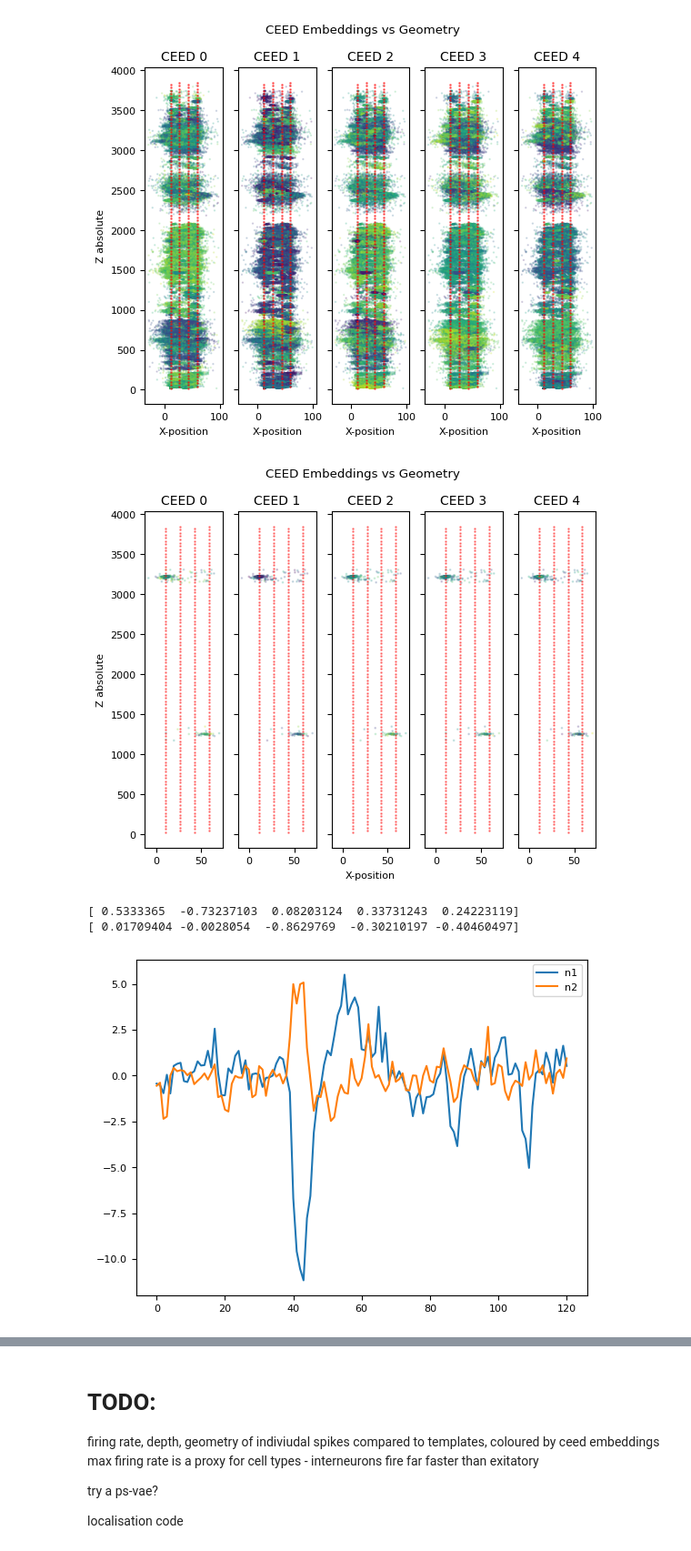
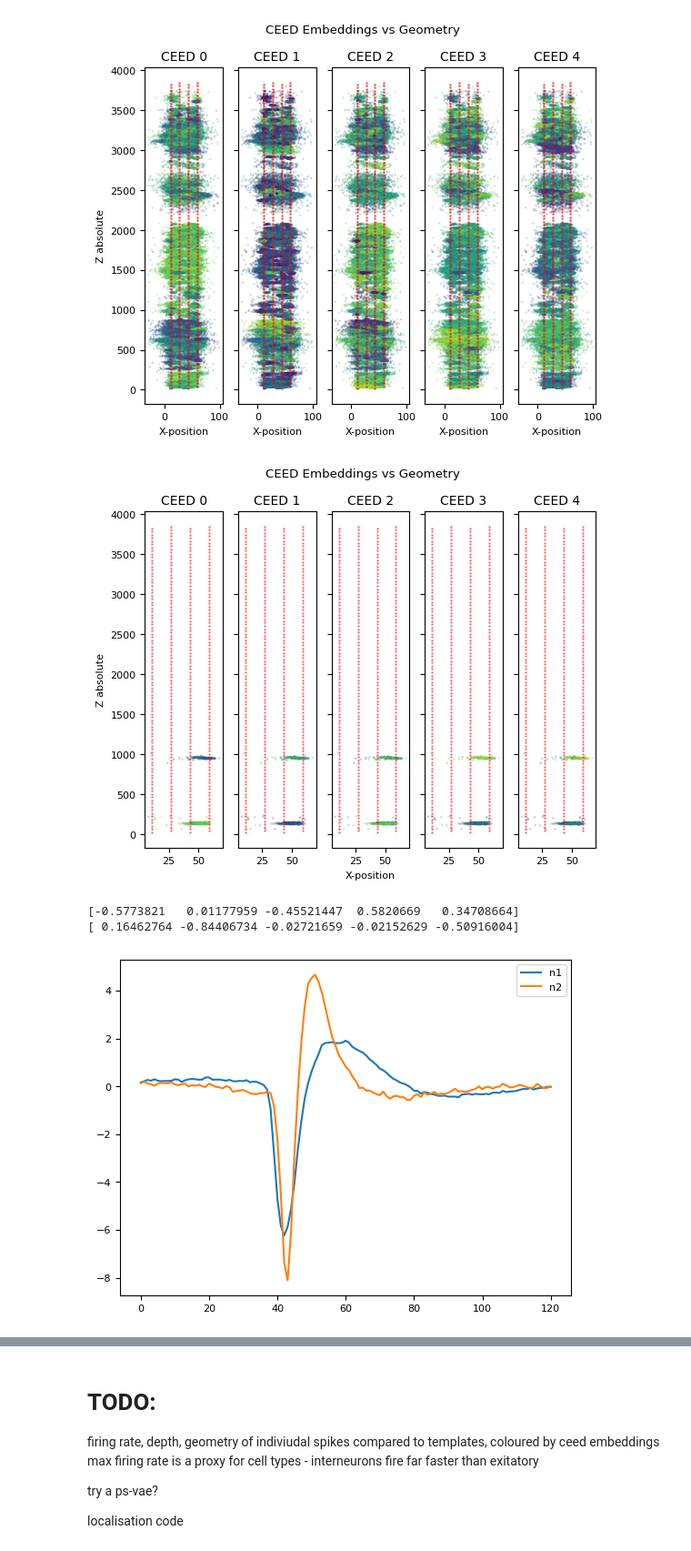
Before and after one commit to N0AHt/waveform_embeddings, a Jupyter notebook: notebooks/dataset_exploration_ceedibl.ipynb, the cells around one changed output, grey strips where cells are left out. Shown at 91% size. Saved outputs shown, nothing was run; the diff lists cells and outputs as text; code cells hidden in the pictures.

```diff
--- a/notebooks/dataset_exploration_ceedibl.ipynb
+++ b/notebooks/dataset_exploration_ceedibl.ipynb
@@ -270,6 +267,9 @@ embeddings_all = np.asarray(embeddings_all).squeeze()
 embeddings_all.shape
 # %% [output]
 (158167, 5)
+# %%
+#return waveforms to right shape!
+waveforms = np.asarray(waveforms.squeeze())
 # %%
 # plt.figure(figsize=(1,6)) #2,12 is better tbh
 
@@ -308,6 +305,6 @@ plt.show()
 # %%
-neuronID = 300
-neuronID2 = 90
+neuronID = 7
+neuronID2 = 70
 
 mask = np.logical_or(index==neuronID, index==neuronID2)
 
@@ -338,20 +335,20 @@ plt.show()
 
 #need to update colour map and add a colour bar
 # %% [output]
-[figure, old version]
+[figure, new version]
 # %%
 print(embeddings_all[neuronID])
 print(embeddings_all[neuronID2])
 # %% [output]
-[ 0.5333365  -0.73237103  0.08203124  0.33731243  0.24223119]
-[ 0.01709404 -0.0028054  -0.8629769  -0.30210197 -0.40460497]
+[-0.5773821   0.01177959 -0.45521447  0.5820669   0.34708664]
+[ 0.16462764 -0.84406734 -0.02721659 -0.02152629 -0.50916004]
 # %%
-plt.plot(waveforms[neuronID], label='n1')
-plt.plot(waveforms[neuronID2], label='n2')
+plt.plot(np.mean(waveforms[index==neuronID], 0), label='n1')
+plt.plot(np.mean(waveforms[index==neuronID2], 0), label='n2')
 plt.legend()
 plt.show()
 # %% [output]
-[figure, old version]
+[figure, new version]
 # %%
 def qplot2(i):
     ax[i].scatter(embeddings_all[:,i], z, alpha=0.02, s = 0.5, c = index)
```
Also changed, not shown: parts of 11 cells of this notebook.
